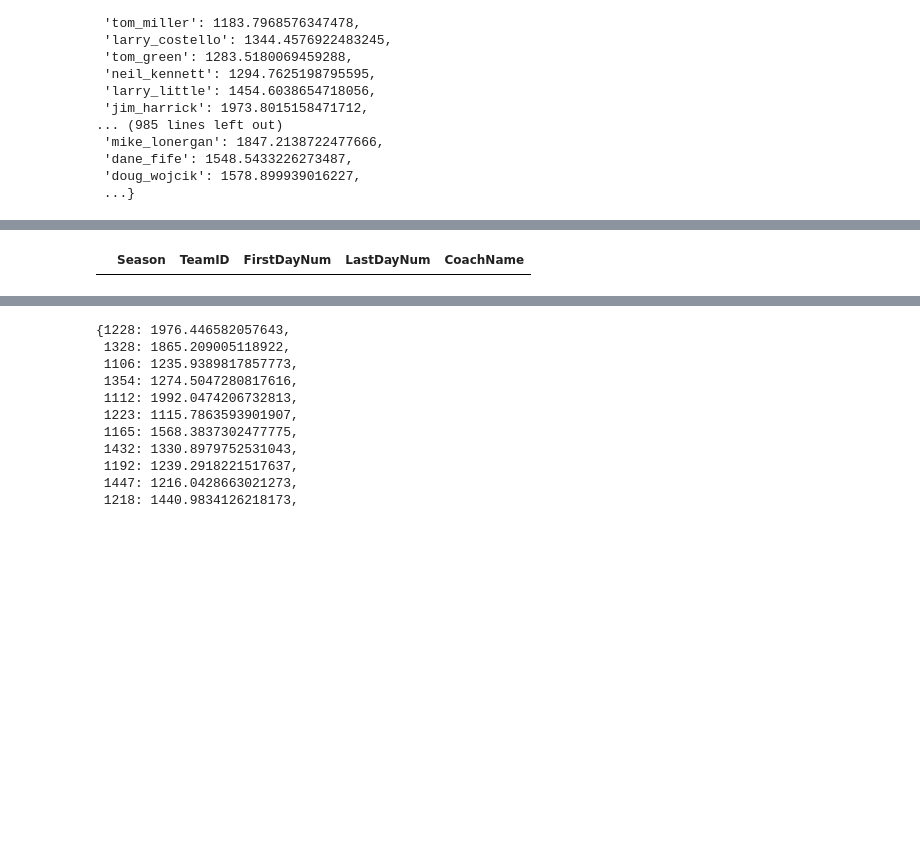
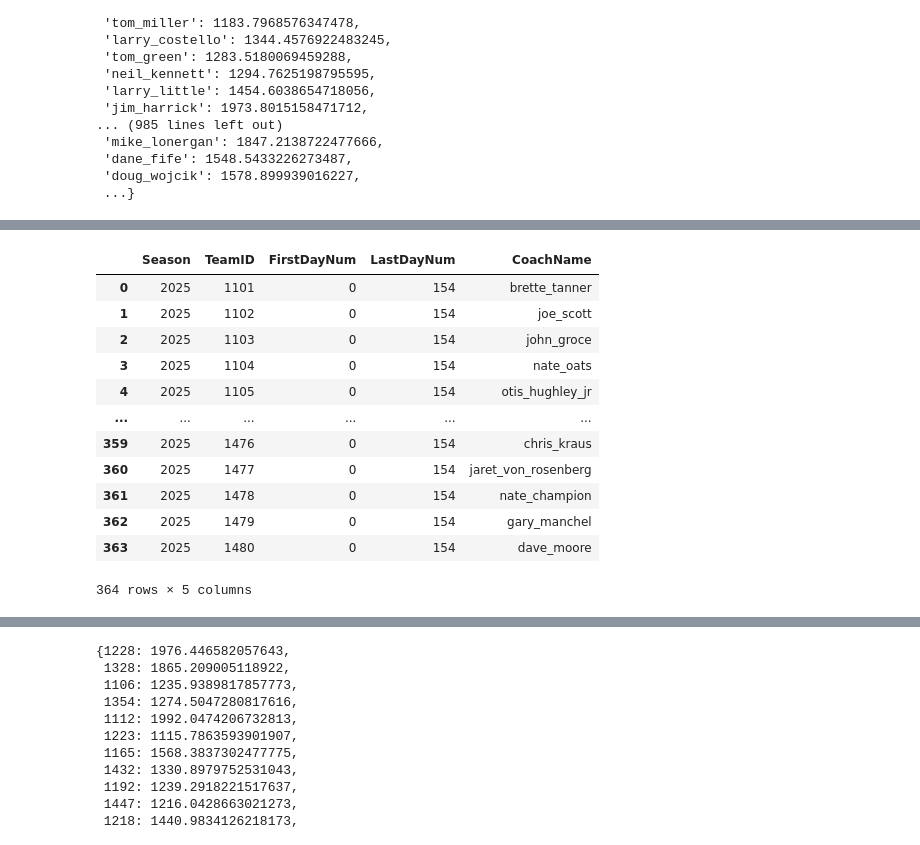
Before and after one commit to fantasy2fry/march-ml-madness-2025, a Jupyter notebook: src/fantasy2fry/elo_coach_team.ipynb, the cells around one changed output, grey strips where cells are left out. Drawn from its saved outputs; the diff is of its cells as text; code cells hidden in the pictures; blank space fills up the shorter version.

Commit message:
elo coach update

```diff
--- a/src/fantasy2fry/elo_coach_team.ipynb
+++ b/src/fantasy2fry/elo_coach_team.ipynb
@@ -408,10 +424,22 @@ elo_ratings_coach
 # %%
 #create pandas DataFrame with elo ratings for coaches
 coaches_last_teamID = coaches[coaches['Season']==2025]
-coaches_last_teamID = (coaches_last_teamID[coaches_last_teamID['LastDayNum']==120]).reset_index(drop=True)
+coaches_last_teamID = (coaches_last_teamID[coaches_last_teamID['LastDayNum']==154]).reset_index(drop=True)
 coaches_last_teamID
 # %% [output]
 |  | Season | TeamID | FirstDayNum | LastDayNum | CoachName |
+| 0 | 2025 | 1101 | 0 | 154 | brette_tanner |
+| 1 | 2025 | 1102 | 0 | 154 | joe_scott |
+| 2 | 2025 | 1103 | 0 | 154 | john_groce |
+| 3 | 2025 | 1104 | 0 | 154 | nate_oats |
+| 4 | 2025 | 1105 | 0 | 154 | otis_hughley_jr |
+| ... | ... | ... | ... | ... | ... |
+| 359 | 2025 | 1476 | 0 | 154 | chris_kraus |
+| 360 | 2025 | 1477 | 0 | 154 | jaret_von_rosenberg |
+| 361 | 2025 | 1478 | 0 | 154 | nate_champion |
+| 362 | 2025 | 1479 | 0 | 154 | gary_manchel |
+| 363 | 2025 | 1480 | 0 | 154 | dave_moore |
+364 rows × 5 columns
 # %%
 #df with elo ratings for coaches and teamids
 elo_ratings_coach = pd.DataFrame(elo_ratings_coach.items(), columns=['CoachName', 'CoachELO'])
```
Also changed, not shown: parts of 2 cells of this notebook, 1 other file.
